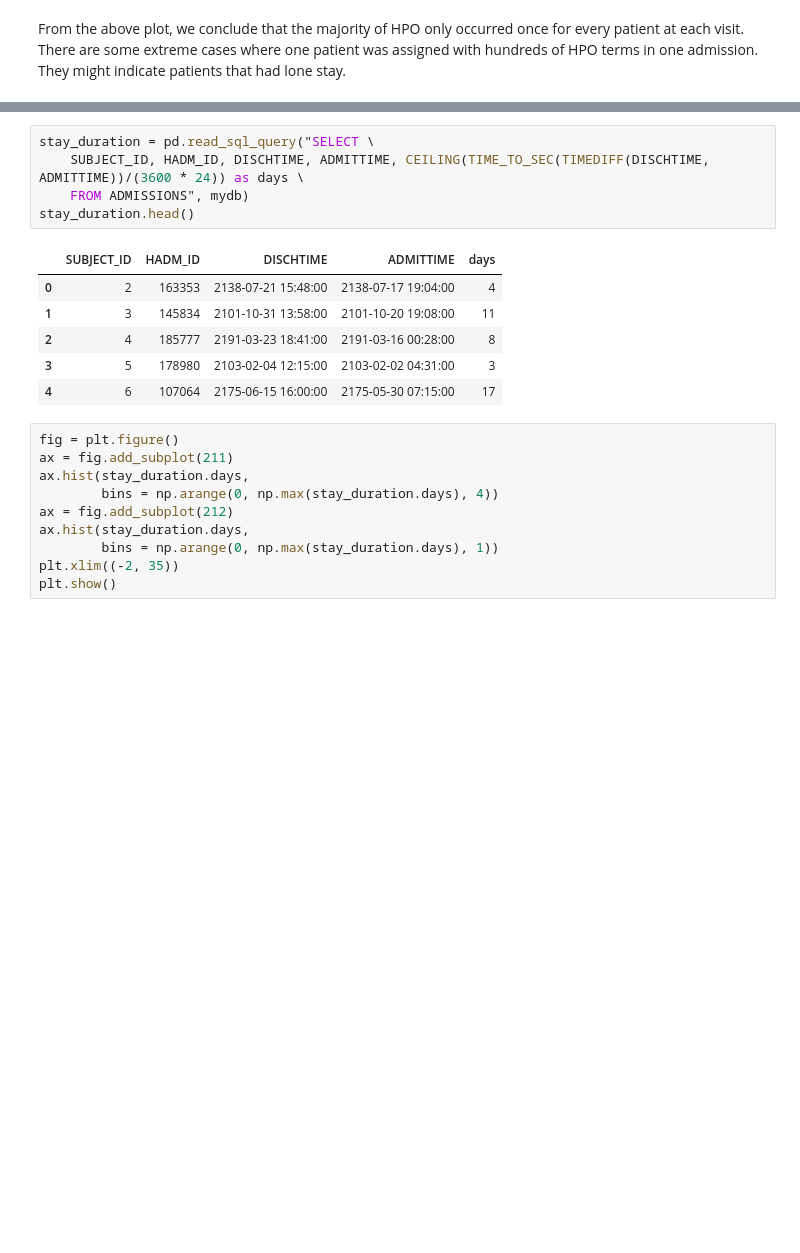
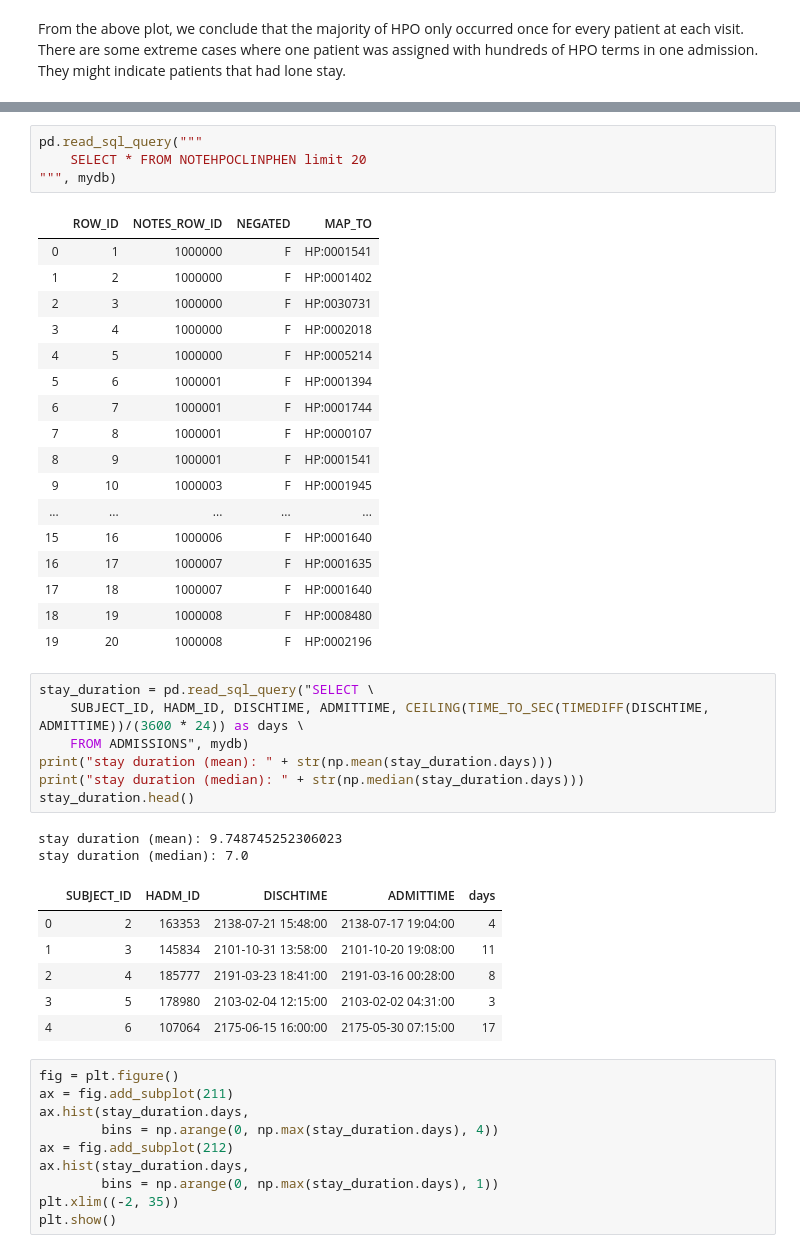
Before and after one commit to TheJacksonLaboratory/MIMIC_HPO, a Jupyter notebook: src/main/notebooks/EDA.ipynb, the cells around one changed output, grey strips where cells are left out. Drawn from its saved outputs; the diff is of its cells as text; blank space fills up the shorter version.

```diff
--- a/src/main/notebooks/EDA.ipynb
+++ b/src/main/notebooks/EDA.ipynb
@@ -358,9 +484,35 @@ From the above plot, we conclude that the majority of HPO only occurred once for
+# %%
+pd.read_sql_query("""
+    SELECT * FROM NOTEHPOCLINPHEN limit 20
+""", mydb)
+# %% [output]
+|  | ROW_ID | NOTES_ROW_ID | NEGATED | MAP_TO |
+| 0 | 1 | 1000000 | F | HP:0001541 |
+| 1 | 2 | 1000000 | F | HP:0001402 |
+| 2 | 3 | 1000000 | F | HP:0030731 |
+| 3 | 4 | 1000000 | F | HP:0002018 |
+| 4 | 5 | 1000000 | F | HP:0005214 |
+| 5 | 6 | 1000001 | F | HP:0001394 |
+| 6 | 7 | 1000001 | F | HP:0001744 |
+| 7 | 8 | 1000001 | F | HP:0000107 |
+| 8 | 9 | 1000001 | F | HP:0001541 |
+| 9 | 10 | 1000003 | F | HP:0001945 |
+| ... | ... | ... | ... | ... |
+| 15 | 16 | 1000006 | F | HP:0001640 |
+| 16 | 17 | 1000007 | F | HP:0001635 |
+| 17 | 18 | 1000007 | F | HP:0001640 |
+| 18 | 19 | 1000008 | F | HP:0008480 |
+| 19 | 20 | 1000008 | F | HP:0002196 |
 # %%
 stay_duration = pd.read_sql_query("SELECT \
     SUBJECT_ID, HADM_ID, DISCHTIME, ADMITTIME, CEILING(TIME_TO_SEC(TIMEDIFF(DISCHTIME, ADMITTIME))/(3600 * 24)) as days \
     FROM ADMISSIONS", mydb)
+print("stay duration (mean): " + str(np.mean(stay_duration.days)))
+print("stay duration (median): " + str(np.median(stay_duration.days)))
 stay_duration.head()
 # %% [output]
+stay duration (mean): 9.748745252306023
+stay duration (median): 7.0
 |  | SUBJECT_ID | HADM_ID | DISCHTIME | ADMITTIME | days |
 | 0 | 2 | 163353 | 2138-07-21 15:48:00 | 2138-07-17 19:04:00 | 4 |
 | 1 | 3 | 145834 | 2101-10-31 13:58:00 | 2101-10-20 19:08:00 | 11 |
```
Also changed, not shown: parts of 19 cells of this notebook, 6 other files.
